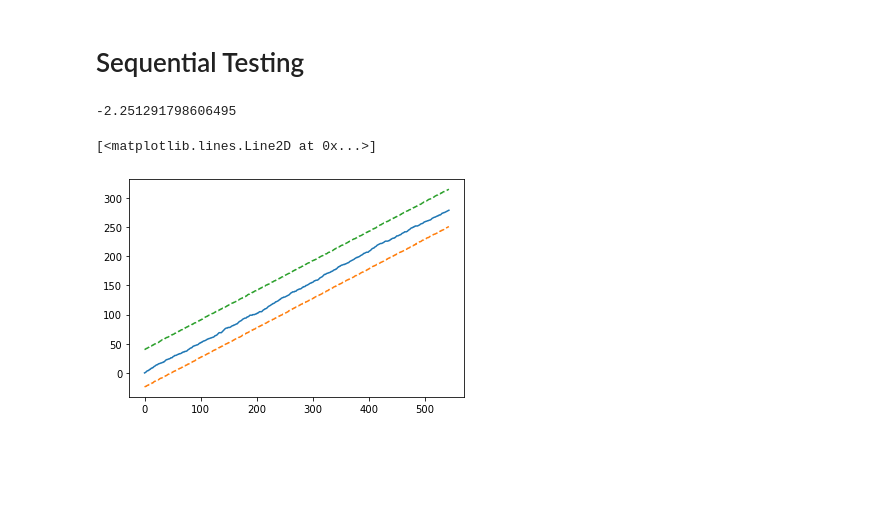
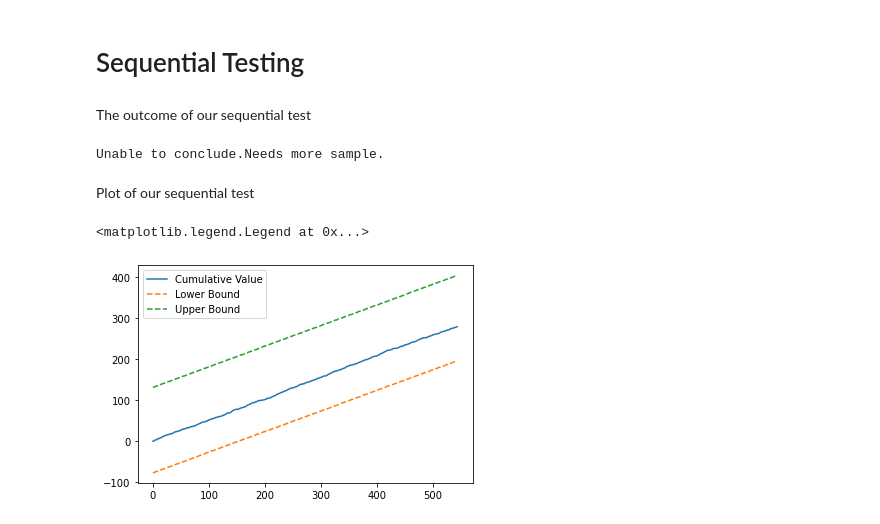
Before and after one commit to SameC137/A-B-Testing, a Jupyter notebook: A-B Testing.ipynb, the cells around one changed output. Drawn from its saved outputs; the diff is of its cells as text; code cells hidden in the pictures; blank space fills up the shorter version.

Commit message:
Added Visualization and sequential test labels

```diff
--- a/A-B Testing.ipynb
+++ b/A-B Testing.ipynb
@@ -548,19 +528,23 @@ def transform_data_2(df):
 # %%
 test=responded.copy()
 x,y=transform_data_2(test)
-outcome,n, k,l,u,truncated,truncate_decision,x1,r,stats,limits=ConditionalSPRT(x=x,y=y,t1=1.1)
+outcome,n, k,l,u,truncated,truncate_decision,x1,r,stats,limits=ConditionalSPRT(x=x,y=y,t1=1.03)
 
 # print(k)
+# %% [markdown]
+The outcome of our sequential test
 # %%
-# limits
 
-print(l)
+print(outcome)
 # %% [output]
--2.251291798606495
+Unable to conclude.Needs more sample.
+# %% [markdown]
+Plot of our sequential test
 # %%
-plt.plot(r, x1, label = "line 1")
+plt.plot(r, x1, label = "Cumulative Value")
 plt.plot(r, limits[:,0], label = "Lower Bound", linestyle='dashed')
 plt.plot(r, limits[:,1], label = "Upper Bound", linestyle='dashed')
+plt.legend()
 # %% [output]
-[<matplotlib.lines.Line2D at 0x...>]
+<matplotlib.legend.Legend at 0x...>
-[figure, old version]
+[figure, new version]
```
Also changed, not shown: parts of 3 cells of this notebook.
